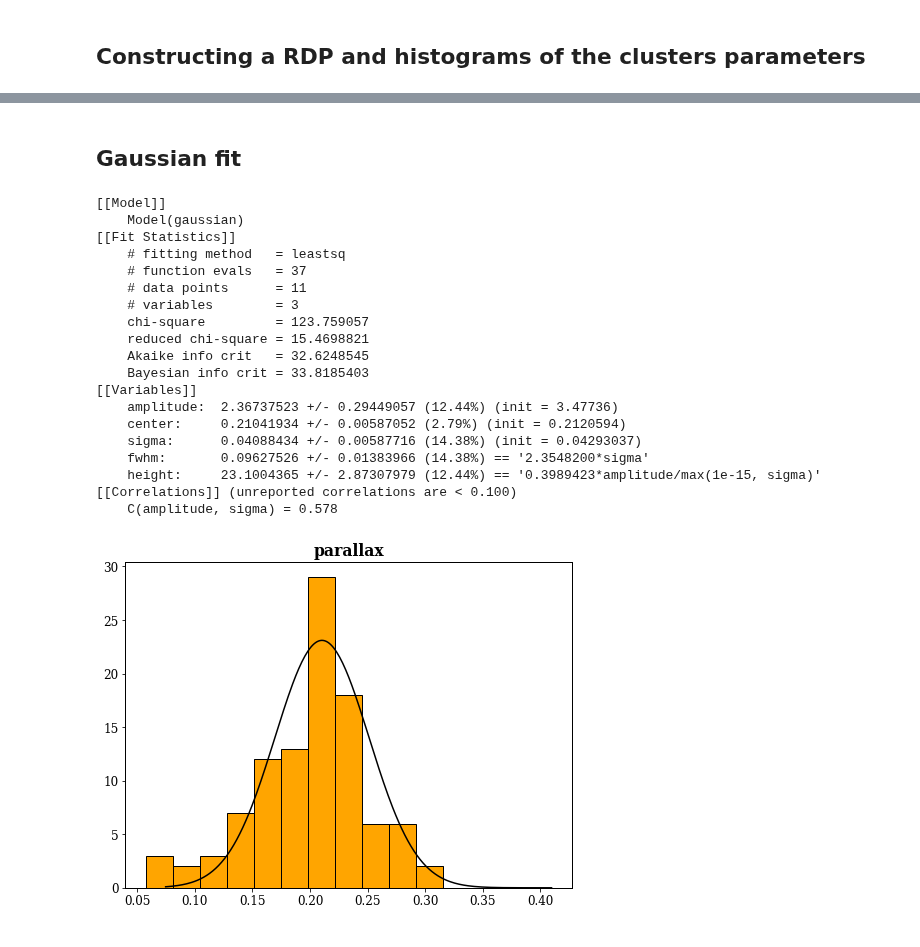
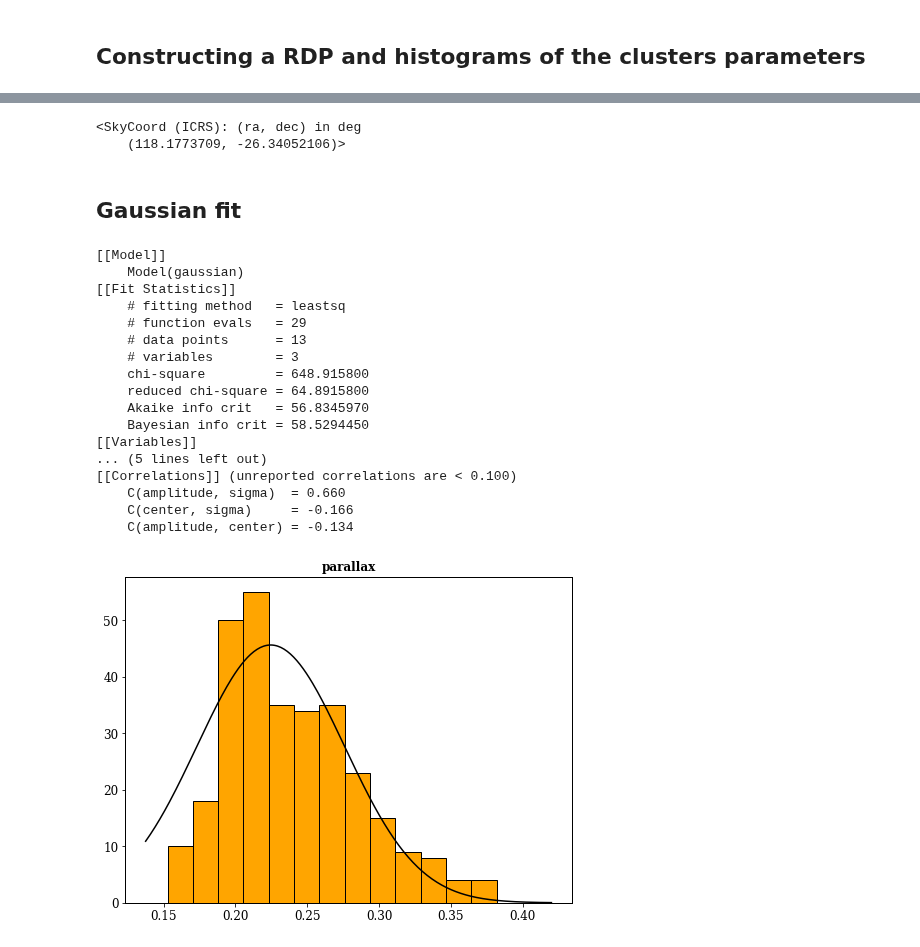
Before and after one commit to jppirest/mw_substructures, a Jupyter notebook: dados/GAIA/HDBSCAN/Clusters/Haffner_18/py_gaia.ipynb, the cells around one changed output, grey strips where cells are left out. Drawn from its saved outputs; the diff is of its cells as text; code cells hidden in the pictures.

Commit message:
adding bunch of things, improving HDBSCAN, implementing RobustScaler...

```diff
--- a/dados/GAIA/HDBSCAN/Clusters/Haffner_18/py_gaia.ipynb
+++ b/dados/GAIA/HDBSCAN/Clusters/Haffner_18/py_gaia.ipynb
@@ -104,7 +125,7 @@ print(np.mean(df.pmra), np.mean(df.pmra_error))
 # %% [markdown]
 ## Dropping uknown values of pmra, pmdec or parallax.
 # %%
-ndf = df.dropna(how='any',subset=['pmra', 'pmdec', 'parallax'])
+ndf = df_condicionado.dropna(how='any',subset=['pmra', 'pmdec', 'parallax'])
 ndf
 # %% [output]
 |  | ra | dec | pmra | pmra_error | pmdec | pmdec_error | bp_rp | phot_g_mean_mag | parallax | ... |
@@ -123,4 +144 @@ ndf
-# %%
-x = ndf['pmra']
-y = ndf['pmdec']
 # %%
@@ -284,0 +155,35 @@ plt.gca().invert_yaxis()
+# %%
+from sklearn.preprocessing import RobustScaler
+
+escalada = RobustScaler().fit_transform(cincoD)
+# %%
+pts_expected = 80
+
+clusterer = hdbscan.HDBSCAN(min_cluster_size = pts_expected, min_samples = pts_expected, allow_single_cluster=True, cluster_selection_method = 'eom', metric = 'euclidean').fit(escalada)
+
+
+labels = clusterer.labels_
+
+
+ndf = ndf.assign(labels=labels)
+
+
+N_clus=len(set(labels))-(1 if -1 in labels else 0)
+print('Estimated no. of clusters: %d' % N_clus)
+
+n_noise = list(clusterer.labels_).count(-1)
+print('Estimated no. of noise points: %d' % n_noise)
+
+n_in = list(clusterer.labels_).count(0)
+print('Estimated no. points clustered: %d' % n_in)
+
+subset = ndf[ndf.labels == 0]
+
+
+fig, ax = plt.subplots(1,2, figsize=(10,5))
+
+ax[0].scatter(subset.ra,subset.dec, color = 'k', zorder = 100)
+ax[0].scatter(ndf.ra,ndf.dec)
+
+ax[1].scatter(subset['bp_rp'],subset['phot_g_mean_mag'])
+ax[1].invert_yaxis()
@@ -383,3 +293,8 @@ ax2.set_title('radial velocity', fontweight = 'bold');
+# %%
+center
+# %% [output]
+<SkyCoord (ICRS): (ra, dec) in deg
+    (118.1773709, -26.34052106)>
 # %% [markdown]
 ## Gaussian fit
 # %%
@@ -396,7 +311,7 @@ optimal_bin = np.histogram_bin_edges(data, bins = 'fd')
 
 histograma = ax.hist(data, optimal_bin, ec = 'k',color = 'orange');
 
-numero, bins = histograma[0],histograma[1]
+numero, bins = histograma[0], histograma[1]
 
 centralizar = (bins[1] - bins[0])/2
 
@@ -406,44 +321,42 @@ jpt = np.linspace(np.min(data) + centralizar, np.max(data) - centralizar, len(nu
 
 
 gmodel = GaussianModel()
 
 inicial = gmodel.guess(numero, x = teste)
 
 result = gmodel.fit(numero, inicial, x=teste)
 
 
 print(result.fit_report())
 
 
 
 parametros = [result.params['height'].value, result.params['center'].value, result.params['sigma'].value]
 valores_paralaxe = [result.params['center'].value, result.params['sigma'].value]
 
-xplot = np.linspace(1.3*bins[0],1.3*bins[-1],128*2)
+xplot = np.linspace(0.9*bins[0],1.1*bins[-1],128*2)
 
 ax.plot(xplot,gaussiana(xplot,*parametros), color = 'k')
 
 ax.set_title('parallax', fontweight = 'bold')
 
 plt.show()
 # %% [output]
 [[Model]]
     Model(gaussian)
 [[Fit Statistics]]
     # fitting method   = leastsq
-    # function evals   = 37
-    # data points      = 11
+    # function evals   = 29
+    # data points      = 13
     # variables        = 3
-    chi-square         = 123.759057
-    reduced chi-square = 15.4698821
-    Akaike info crit   = 32.6248545
-    Bayesian info crit = 33.8185403
+    chi-square         = 648.915800
+    reduced chi-square = 64.8915800
+    Akaike info crit   = 56.8345970
+    Bayesian info crit = 58.5294450
 [[Variables]]
-    amplitude:  2.36737523 +/- 0.29449057 (12.44%) (init = 3.47736)
-    center:     0.21041934 +/- 0.00587052 (2.79%) (init = 0.2120594)
-    sigma:      0.04088434 +/- 0.00587716 (14.38%) (init = 0.04293037)
-    fwhm:       0.09627526 +/- 0.01383966 (14.38%) == '2.3548200*sigma'
-    height:     23.1004365 +/- 2.87307979 (12.44%) == '0.3989423*amplitude/max(1e-15, sigma)'
+... (5 lines left out)
 [[Correlations]] (unreported correlations are < 0.100)
-    C(amplitude, sigma) = 0.578
+    C(amplitude, sigma)  = 0.660
+    C(center, sigma)     = -0.166
+    C(amplitude, center) = -0.134
-[figure, old version]
+[figure, new version]
```
Also changed, not shown: parts of 52 cells of this notebook, 13 other files.
